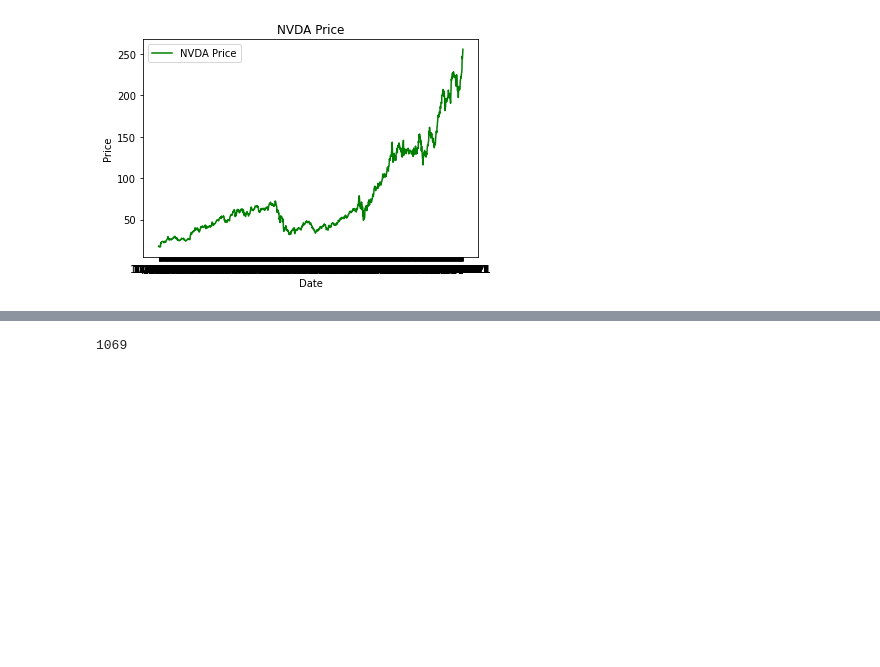
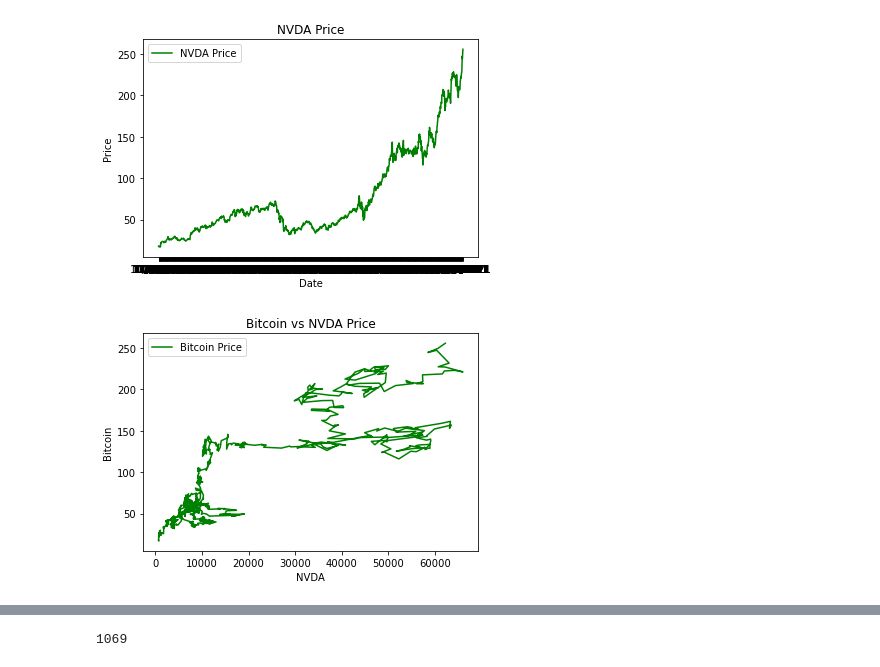
Before and after one commit to CharlotteC21/Cryptocurreny-Trend-Analysis-Group-Project, a Jupyter notebook: Bitcoin plot since 2016 to 10.29.21.ipynb, the cells around one changed output, grey strips where cells are left out. Drawn from its saved outputs; the diff is of its cells as text; code cells hidden in the pictures; blank space fills up the shorter version.

```diff
--- a/Bitcoin plot since 2016 to 10.29.21-Copy1.ipynb
+++ b/Bitcoin plot since 2016 to 10.29.21.ipynb
@@ -75,6 +77,19 @@ plt.show()
 # %% [output]
 [figure]
 [figure]
+# %%
+#plotting both lines togehter
+bitclose_price = bit_nvda_merge["NVDA Close"]
+nvdaclose_price = bit_nvda_merge["Bitcoin Close"]
+
+plt.plot(nvdaclose_price, bitclose_price, color="green", label="Bitcoin Price")
+plt.legend(loc="best")
+plt.title("Bitcoin vs NVDA Price")
+plt.xlabel("NVDA")
+plt.ylabel("Bitcoin")
+plt.show()
+# %% [output]
+[figure, added]
 # %%
 dates = bitcoin_df_2020["Date"]
 close_price = bitcoin_df_2020["Close"]
```
Also changed, not shown: parts of 2 cells of this notebook.
